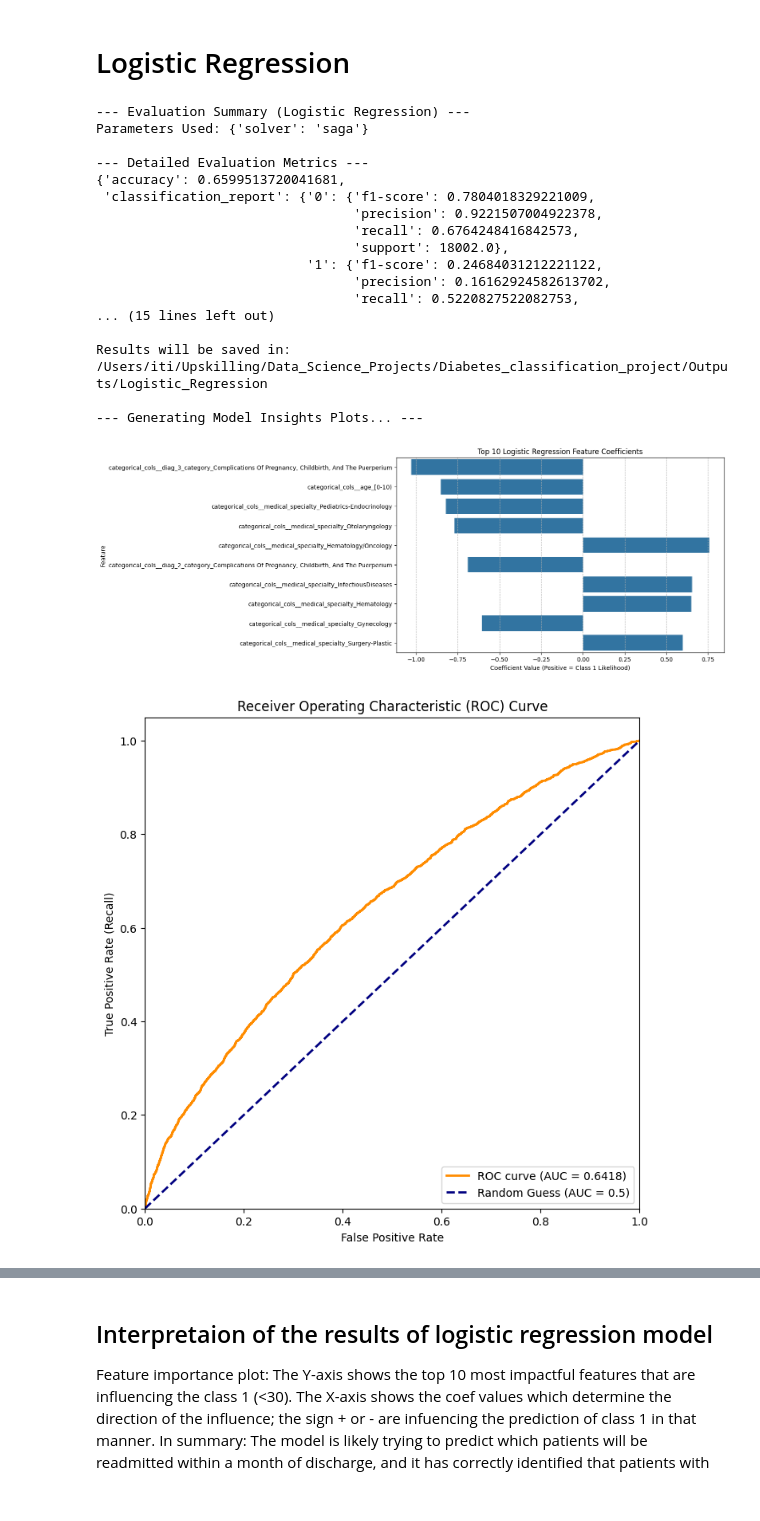
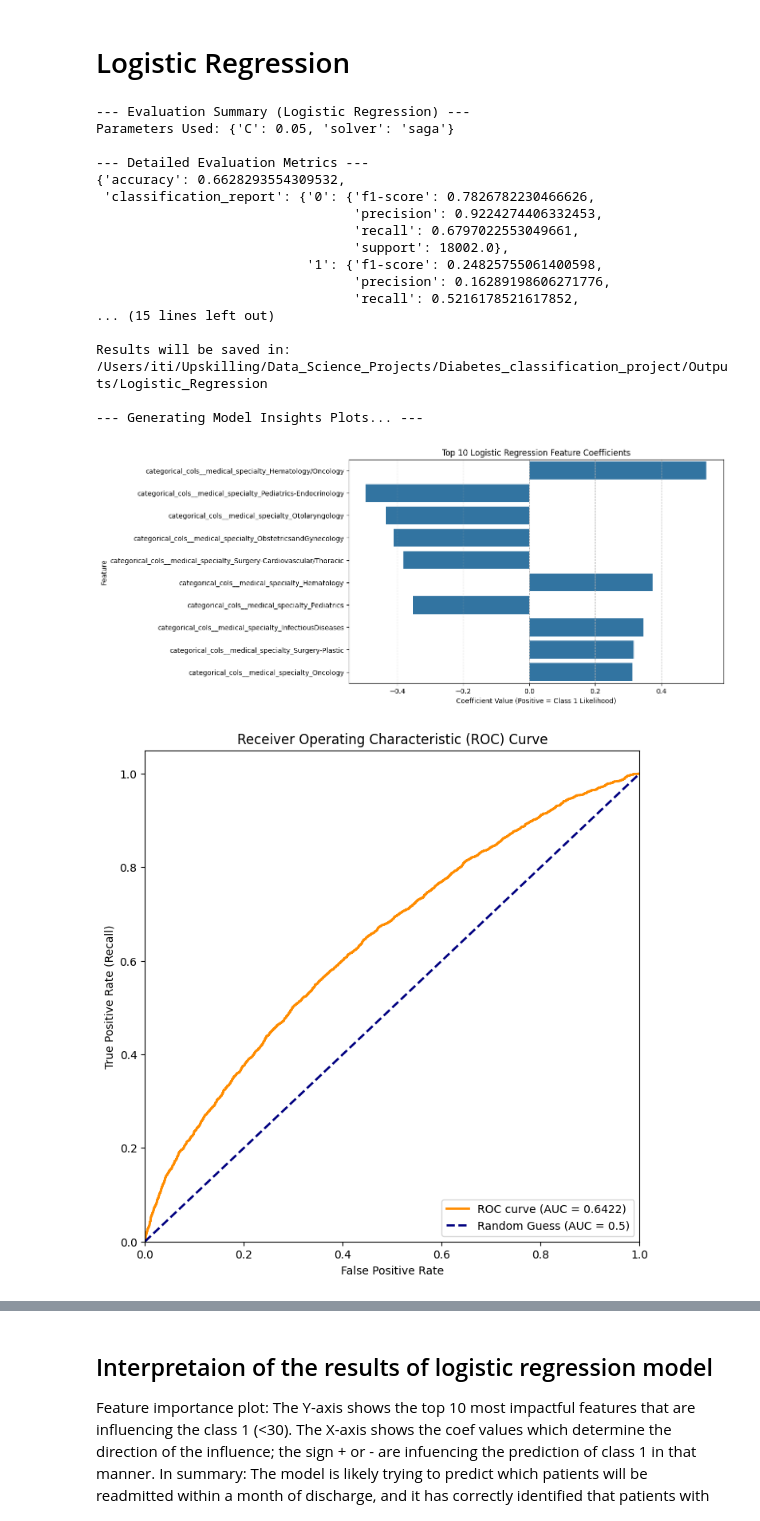
Before and after one commit to itigupta2429/Diabetes_classification_project, a Jupyter notebook: Notebooks/02_modelling_V2.ipynb, the cells around one changed output, grey strips where cells are left out. Saved outputs shown, nothing was run; the diff lists cells and outputs as text; code cells hidden in the pictures.

Commit message:
Update diabetes readmission pipeline.

```diff
--- a/Notebooks/02_modelling_V2.ipynb
+++ b/Notebooks/02_modelling_V2.ipynb
@@ -279,7 +279,7 @@ categorical_cols = X_train.select_dtypes(include='object').columns.tolist()
 preprocess = ColumnTransformer(transformers=[
     ("numeric_cols", StandardScaler(), numeric_cols),
 
-    ("categorical_cols", OneHotEncoder(handle_unknown="ignore", sparse_output=False), categorical_cols)
+    ("categorical_cols", OneHotEncoder(handle_unknown="ignore", sparse_output=False, drop='first'), categorical_cols)
 ])
 # %%
 from sklearn import set_config
@@ -302,7 +302,7 @@ from sklearn.linear_model import LogisticRegression
 from sklearn.metrics import (accuracy_score, precision_score, recall_score, f1_score,classification_report, confusion_matrix, roc_curve, roc_auc_score)
 from sklearn.compose import ColumnTransformer
 
-def plot_coefficients(pipe: Pipeline, n_top_features: int = 10) -> plt.Figure:
+def plot_coefficients(pipe: Pipeline, n_top_features: int = 10):
     """Extracts and plots the top N absolute coefficients, returning the Figure object."""
 
     logreg_model = pipe['logistic_regression']
@@ -322,7 +322,7 @@ def plot_coefficients(pipe: Pipeline, n_top_features: int = 10) -> plt.Figure:
     plt.grid(axis='x', linestyle='--')
     return fig
 
-def plot_roc_curve(pipe: Pipeline, X_test: Union[pd.DataFrame, np.ndarray], y_test: Union[pd.Series, np.ndarray]) -> plt.Figure:
+def plot_roc_curve(pipe: Pipeline, X_test, y_test):
     """Calculates and plots the ROC curve, returning the Figure object."""
     # Get probability predictions for the positive class (Class 1)
     y_proba = pipe.predict_proba(X_test)[:, 1]
@@ -434,27 +434,27 @@ def run_logistic_regression(preprocess, X_train, y_train, X_test, y_test, logreg
 
     return pipe, metrics
 # %%
-log_reg_pipe, evaluation_results = run_logistic_regression(preprocess,X_train,y_train,X_test,y_test,logreg_params={'solver': 'saga'})
+log_reg_pipe, evaluation_results = run_logistic_regression(preprocess,X_train,y_train,X_test,y_test,logreg_params={'C':0.05,'solver': 'saga'})
 log_reg_pipe
 # %% [output]
 --- Evaluation Summary (Logistic Regression) ---
-Parameters Used: {'solver': 'saga'}
+Parameters Used: {'C': 0.05, 'solver': 'saga'}
 
 --- Detailed Evaluation Metrics ---
-{'accuracy': 0.6599513720041681,
- 'classification_report': {'0': {'f1-score': 0.7804018329221009,
-                                 'precision': 0.9221507004922378,
-                                 'recall': 0.6764248416842573,
+{'accuracy': 0.6628293554309532,
+ 'classification_report': {'0': {'f1-score': 0.7826782230466626,
+                                 'precision': 0.9224274406332453,
+                                 'recall': 0.6797022553049661,
                                  'support': 18002.0},
-                           '1': {'f1-score': 0.24684031212221122,
-                                 'precision': 0.16162924582613702,
-                                 'recall': 0.5220827522082753,
+                           '1': {'f1-score': 0.24825755061400598,
+                                 'precision': 0.16289198606271776,
+                                 'recall': 0.5216178521617852,
 ... (15 lines left out)
 
 Results will be saved in: /Users/iti/Upskilling/Data_Science_Projects/Diabetes_classification_project/Outputs/Logistic_Regression
 
 --- Generating Model Insights Plots... ---
-[figure, old version]
+[figure, new version]
 [figure]
 Metrics (TXT) saved successfully.
 
```
Also changed, not shown: parts of 14 cells of this notebook, 13 other files.
